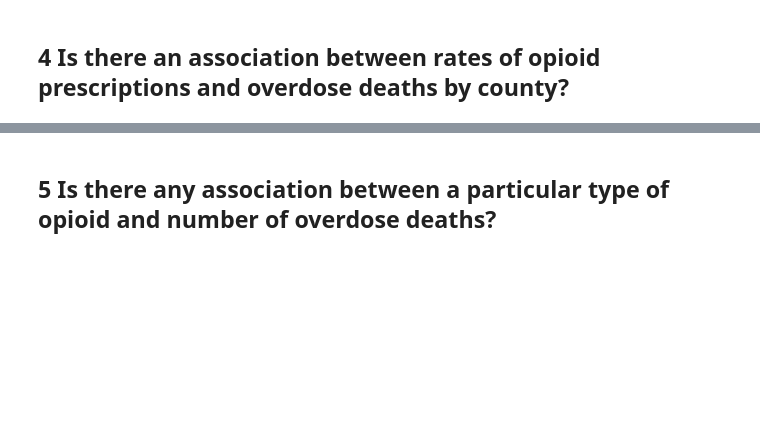
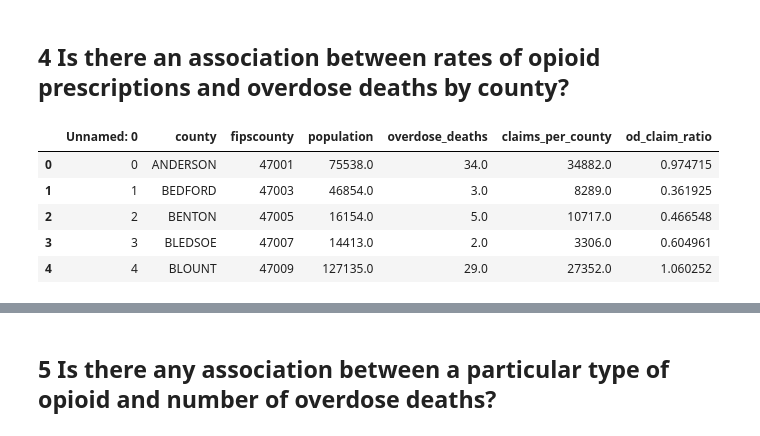
Before and after one commit to nss-data-science-cohort-4/sql_rx_project-mmm, a Jupyter notebook: parker_visuals.ipynb, the cells around one changed output, grey strips where cells are left out. Saved outputs shown, nothing was run; the diff lists cells and outputs as text; code cells hidden in the pictures; blank space fills up the shorter version.

```diff
--- a/parker_visuals.ipynb
+++ b/parker_visuals.ipynb
@@ -14,6 +14,14 @@ import json #Matthew - this is not used for the presentation visuals.
 ## 4 Is there an association between rates of opioid prescriptions and overdose deaths by county?
 # %%
 df4 = pd.read_csv("df4.csv")
+df4.head()
+# %% [output]
+|  | Unnamed: 0 | county | fipscounty | population | overdose_deaths | claims_per_county | od_claim_ratio |
+| 0 | 0 | ANDERSON | 47001 | 75538.0 | 34.0 | 34882.0 | 0.974715 |
+| 1 | 1 | BEDFORD | 47003 | 46854.0 | 3.0 | 8289.0 | 0.361925 |
+| 2 | 2 | BENTON | 47005 | 16154.0 | 5.0 | 10717.0 | 0.466548 |
+| 3 | 3 | BLEDSOE | 47007 | 14413.0 | 2.0 | 3306.0 | 0.604961 |
+| 4 | 4 | BLOUNT | 47009 | 127135.0 | 29.0 | 27352.0 | 1.060252 |
 # %%
 fig = px.scatter(df4, x="claims_per_county", y="overdose_deaths", size='population',
            hover_name="county", trendline='ols', trendline_color_override='orange')
```
Also changed, not shown: parts of 27 cells of this notebook.
